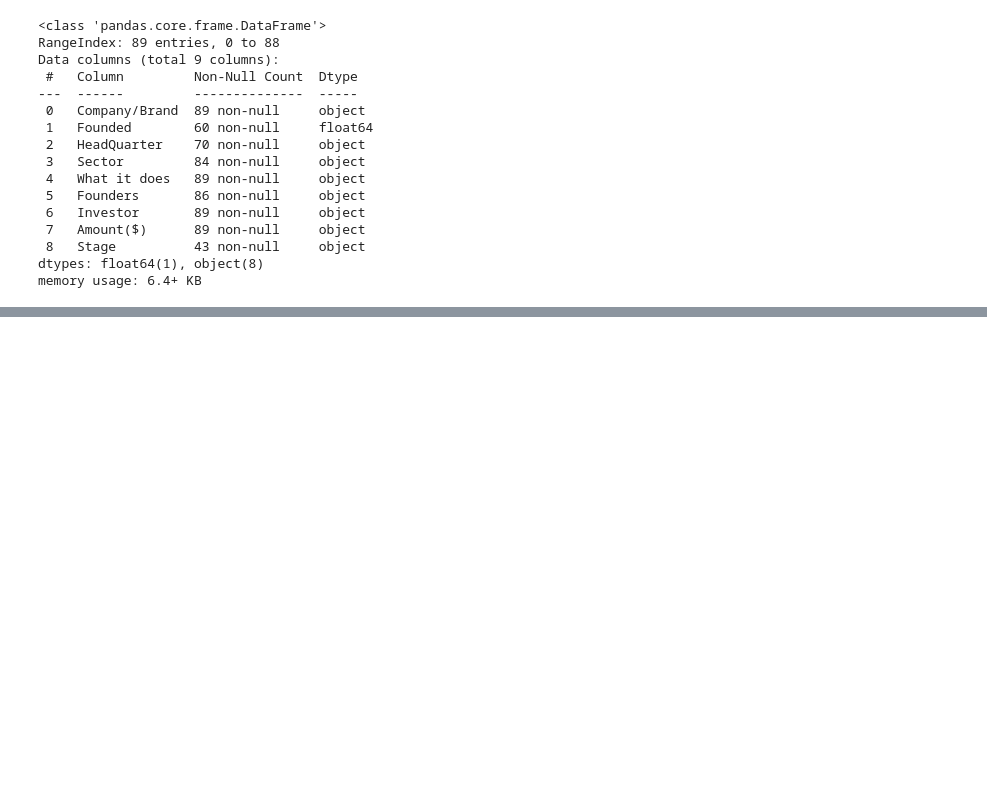
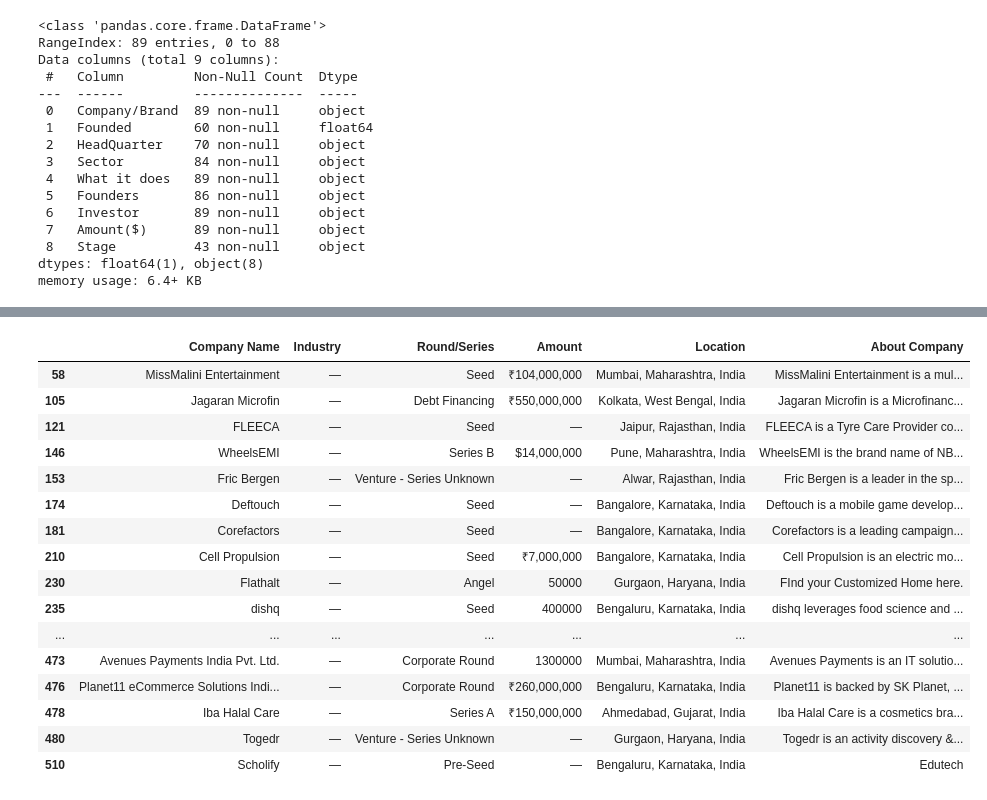
Before and after one commit to Azie88/Beginner-Data-Analysis, a Jupyter notebook: Project_notebook.ipynb, the cells around one changed output, grey strips where cells are left out. Saved outputs shown, nothing was run; the diff lists cells and outputs as text; code cells hidden in the pictures; blank space fills up the shorter version.

```diff
--- a/Project_notebook.ipynb
+++ b/Project_notebook.ipynb
@@ -224,0 +247,3 @@ import matplotlib.pyplot as plt
+# %%
+data_df_2018 = pd.read_csv('startup_funding2018.csv')
+data_df_2018.tail()
@@ -224,0 +287,4 @@ import matplotlib.pyplot as plt
+# %%
+# Drop duplicates
+
+data_df_2018.drop_duplicates(inplace = True)
@@ -224,0 +313,22 @@ import matplotlib.pyplot as plt
+# %%
+# Missing values in Industry Column
+
+data_df_2018[data_df_2018['Industry'] == '—']
+# %% [output]
+|  | Company Name | Industry | Round/Series | Amount | Location | About Company |
+| 58 | MissMalini Entertainment | — | Seed | ₹104,000,000 | Mumbai, Maharashtra, India | MissMalini Entertainment is a mul... |
+| 105 | Jagaran Microfin | — | Debt Financing | ₹550,000,000 | Kolkata, West Bengal, India | Jagaran Microfin is a Microfinanc... |
+| 121 | FLEECA | — | Seed | — | Jaipur, Rajasthan, India | FLEECA is a Tyre Care Provider co... |
+| 146 | WheelsEMI | — | Series B | $14,000,000 | Pune, Maharashtra, India | WheelsEMI is the brand name of NB... |
+| 153 | Fric Bergen | — | Venture - Series Unknown | — | Alwar, Rajasthan, India | Fric Bergen is a leader in the sp... |
+| 174 | Deftouch | — | Seed | — | Bangalore, Karnataka, India | Deftouch is a mobile game develop... |
+| 181 | Corefactors | — | Seed | — | Bangalore, Karnataka, India | Corefactors is a leading campaign... |
+| 210 | Cell Propulsion | — | Seed | ₹7,000,000 | Bangalore, Karnataka, India | Cell Propulsion is an electric mo... |
+| 230 | Flathalt | — | Angel | 50000 | Gurgaon, Haryana, India | FInd your Customized Home here. |
+| 235 | dishq | — | Seed | 400000 | Bengaluru, Karnataka, India | dishq leverages food science and ... |
+| ... | ... | ... | ... | ... | ... | ... |
+| 473 | Avenues Payments India Pvt. Ltd. | — | Corporate Round | 1300000 | Mumbai, Maharashtra, India | Avenues Payments is an IT solutio... |
+| 476 | Planet11 eCommerce Solutions Indi... | — | Corporate Round | ₹260,000,000 | Bengaluru, Karnataka, India | Planet11 is backed by SK Planet, ... |
+| 478 | Iba Halal Care | — | Series A | ₹150,000,000 | Ahmedabad, Gujarat, India | Iba Halal Care is a cosmetics bra... |
+| 480 | Togedr | — | Venture - Series Unknown | — | Gurgaon, Haryana, India | Togedr is an activity discovery &... |
+| 510 | Scholify | — | Pre-Seed | — | Bengaluru, Karnataka, India | Edutech |
```
Also changed, not shown: parts of 73 cells of this notebook.
